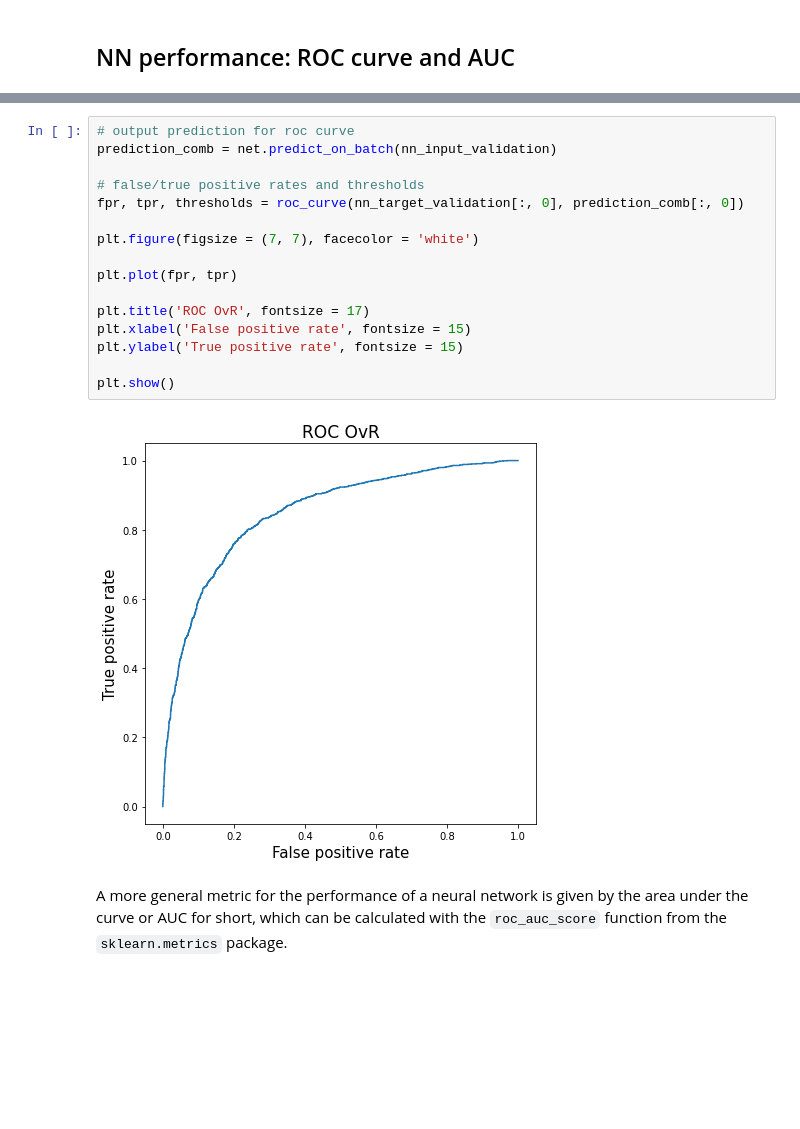
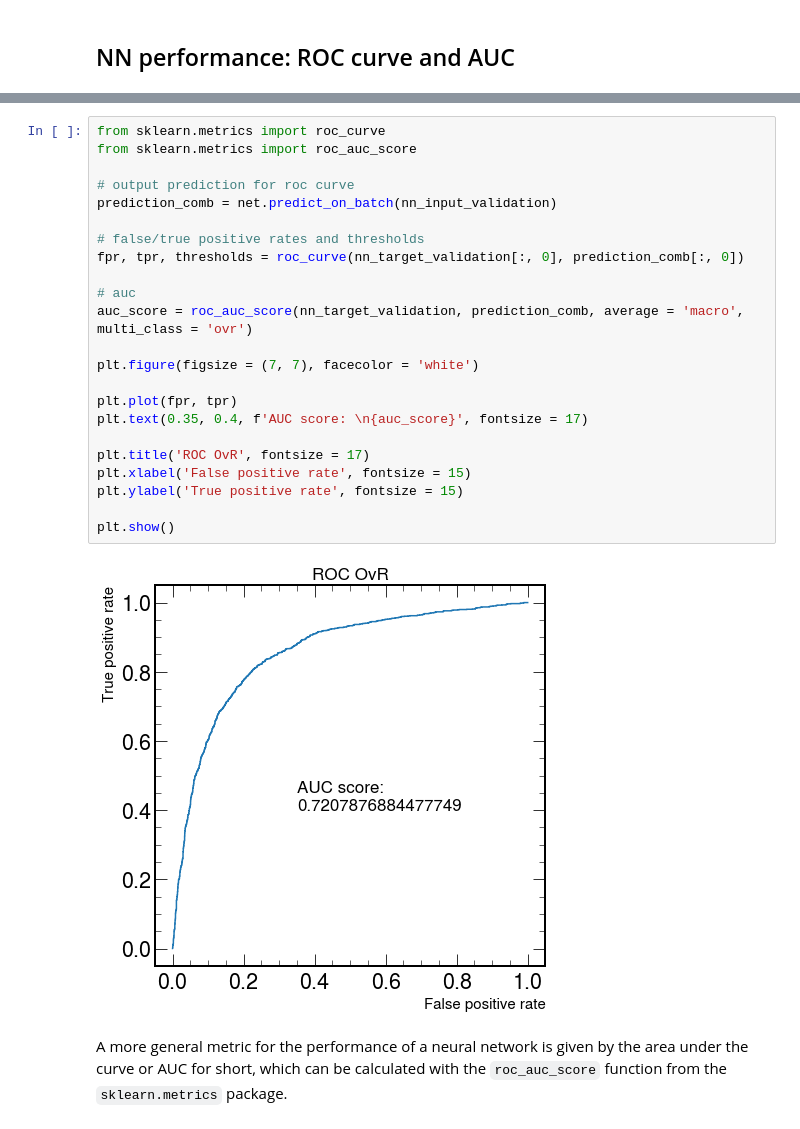
Before and after one commit to ArtMk/lhc-ml, a Jupyter notebook: 05_Training_in_Physics.ipynb, the cells around one changed output, grey strips where cells are left out. Cells and saved outputs as stored; diff of their text form; blank space fills up the shorter version.

```diff
--- a/05_Training_in_Physics.ipynb
+++ b/05_Training_in_Physics.ipynb
@@ -246,23 +246,30 @@ The ROC curve, or receiver operating characteristic curve, shows the performance
 
 The closer the curve is to show the constant line at 1 the better the classification of the network. Since our network, opposed to having a binary classifier, has a multiclassifier, the classification is either tested one class versus another class (OvO) or one class versus the rest (OvR). The calculation of the true/false positive rates is handled by the `roc_curve` function from the `sklearn.metrics` package.
 # %%
+from sklearn.metrics import roc_curve
+from sklearn.metrics import roc_auc_score
+
 # output prediction for roc curve
 prediction_comb = net.predict_on_batch(nn_input_validation)
 
 # false/true positive rates and thresholds
 fpr, tpr, thresholds = roc_curve(nn_target_validation[:, 0], prediction_comb[:, 0])
 
+# auc
+auc_score = roc_auc_score(nn_target_validation, prediction_comb, average = 'macro', multi_class = 'ovr')
+
 plt.figure(figsize = (7, 7), facecolor = 'white')
 
 plt.plot(fpr, tpr)
+plt.text(0.35, 0.4, f'AUC score: \n{auc_score}', fontsize = 17)
 
 plt.title('ROC OvR', fontsize = 17)
 plt.xlabel('False positive rate', fontsize = 15)
 plt.ylabel('True positive rate', fontsize = 15)
 
 plt.show()
 # %% [output]
-[figure, old version]
+[figure, new version]
 # %% [markdown]
 A more general metric for the performance of a neural network is given by the area under the curve or AUC for short, which can be calculated with the `roc_auc_score` function from the `sklearn.metrics` package.
 # %%
```
Also changed, not shown: parts of 8 cells of this notebook, 1 other file.
